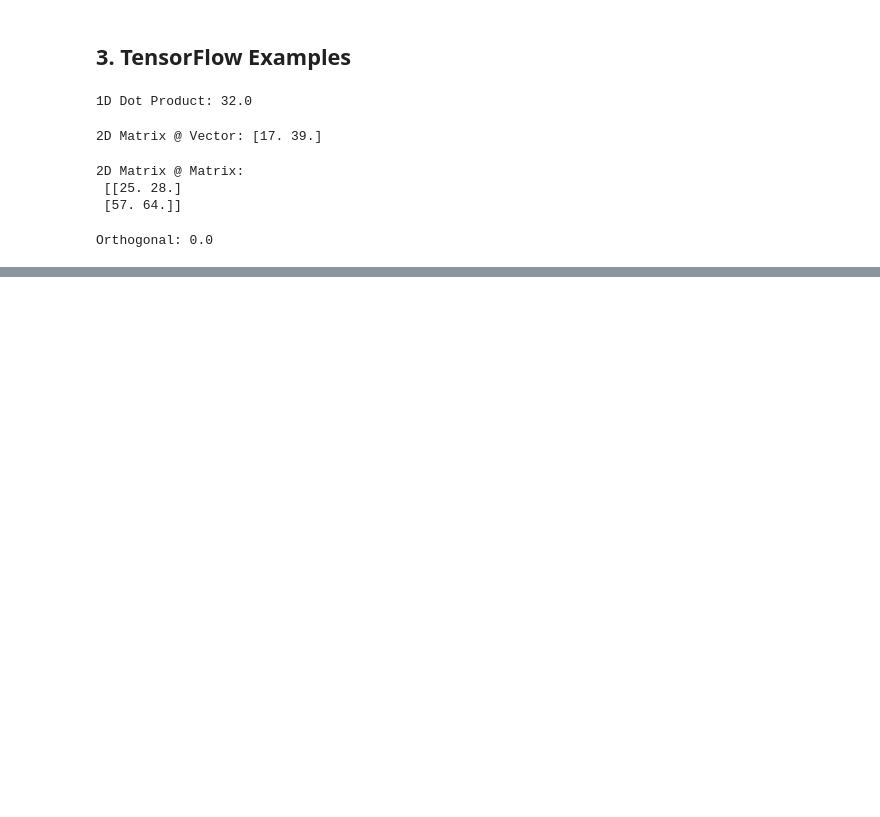
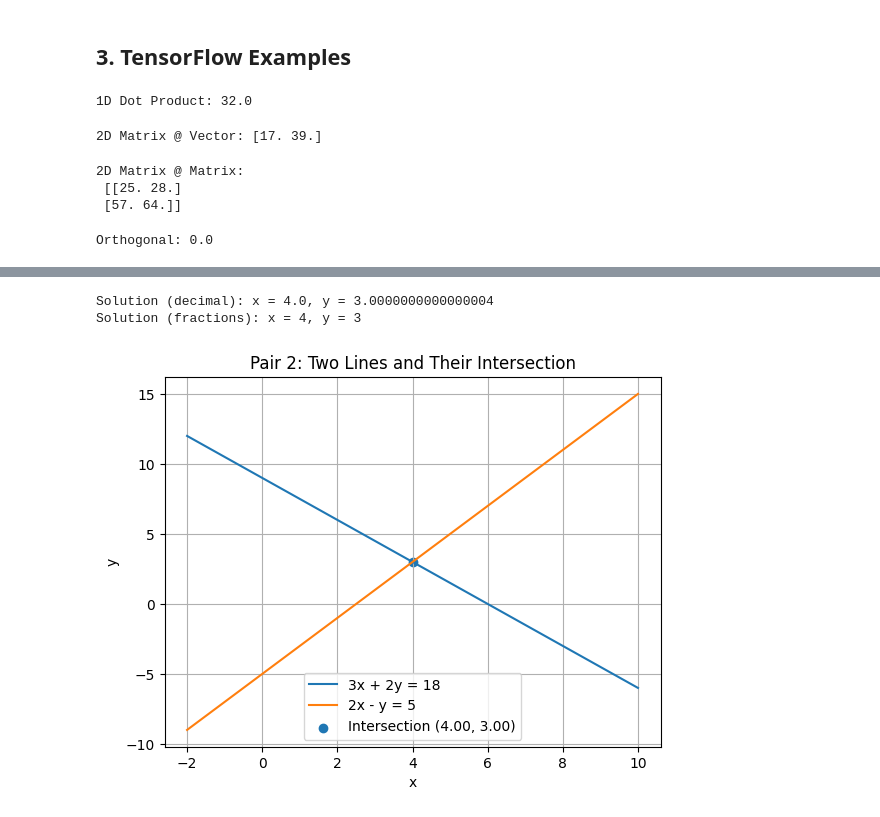
Before and after one commit to vishwajeetsinghrana8/Mathematics-for-ML, a Jupyter notebook: 2. Basic_Tensor_Operations.ipynb, the cells around one changed output, grey strips where cells are left out. Cells and saved outputs as stored; diff of their text form; code cells hidden in the pictures; blank space fills up the shorter version.

```diff
--- a/2. Basic_Tensor_Operations.ipynb
+++ b/2. Basic_Tensor_Operations.ipynb
@@ -1527,0 +1649,41 @@ print("3D Tensor Dot (axes=2):\n", tf.tensordot(X, Y, axes=[[2], [2]]).numpy())
+# %%
+# System:
+# 3x + 2y = 18
+# 2x - y = 5
+
+# 1) Solve using NumPy (Ax = b)
+A = np.array([[3.0, 2.0],
+              [2.0, -1.0]])
+b = np.array([18.0, 5.0])
+
+x_sol, y_sol = np.linalg.solve(A, b)
+
+print(f"Solution (decimal): x = {x_sol}, y = {y_sol}")
+print("Solution (fractions):",
+      f"x = {Fraction(x_sol).limit_denominator()},",
+      f"y = {Fraction(y_sol).limit_denominator()}")
+# %% [output]
+Solution (decimal): x = 4.0, y = 3.0000000000000004
+Solution (fractions): x = 4, y = 3
+# %%
+# 2) Plot both lines and their intersection
+# From equations:
+# 3x + 2y = 18  -> y = (18 - 3x)/2
+# 2x - y  = 5   -> y = 2x - 5
+
+x_vals = np.linspace(-2, 10, 400)
+y1 = (18 - 3*x_vals) / 2
+y2 = 2*x_vals - 5
+# %%
+plt.figure()
+plt.plot(x_vals, y1, label="3x + 2y = 18")
+plt.plot(x_vals, y2, label="2x - y = 5")
+plt.scatter([x_sol], [y_sol], label=f"Intersection ({x_sol:.2f}, {y_sol:.2f})")
+plt.xlabel("x")
+plt.ylabel("y")
+plt.title("Pair 2: Two Lines and Their Intersection")
+plt.legend()
+plt.grid(True)
+plt.show()
+# %% [output]
+[figure, added]
```
Also changed, not shown: parts of 20 cells of this notebook.
